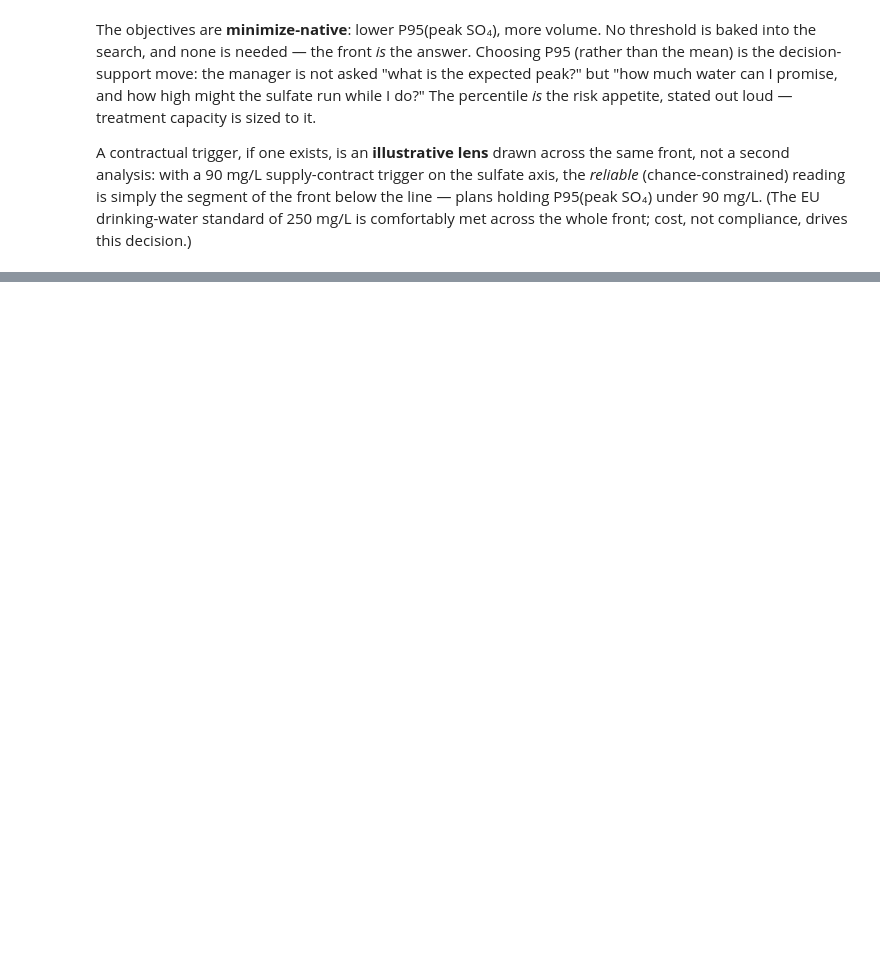
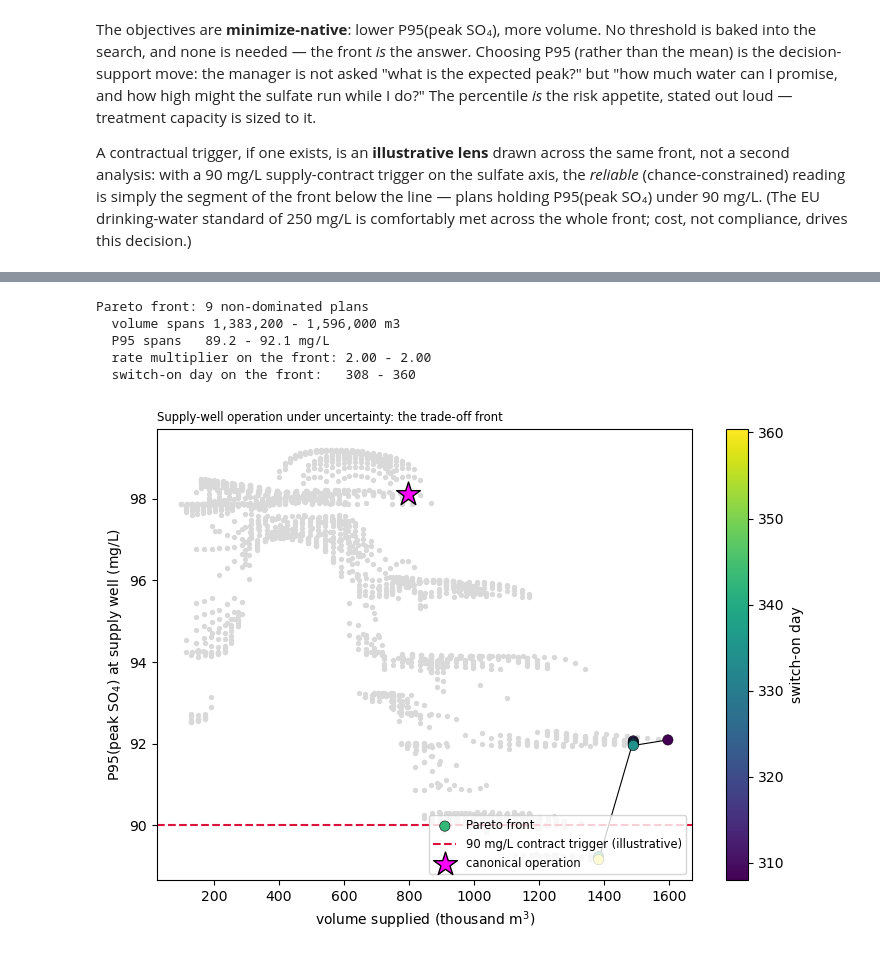
Before and after one commit to rhugman/rtm-tutorial, a Jupyter notebook: tutorials/part1_08_optimization/dizon_optimization.ipynb, the cells around one changed output, grey strips where cells are left out. Cells and saved outputs as stored; diff of their text form; code cells hidden in the pictures; blank space fills up the shorter version.

```diff
--- a/tutorials/part1_08_optimization/dizon_optimization.ipynb
+++ b/tutorials/part1_08_optimization/dizon_optimization.ipynb
@@ -337,0 +135,6 @@ And the caveat that earns its keep: the emulator can only reason about decisions
+# %%
+import json
+with open(sweep_dir / "dsivc_sweep.json") as f:
+    prov = json.load(f)
+for k in ("source_dir", "n_realisations", "thinned_to_n_obs", "cost_note", "notes"):
+    print(f"{k}: {prov[k]}")
@@ -337,0 +361,47 @@ And the caveat that earns its keep: the emulator can only reason about decisions
+# %%
+def pareto_front(volume, p95):
+    """indices of non-dominated points: maximize volume, minimize p95."""
+    order = np.argsort(-volume)        # most volume first
+    keep = []; best_p95 = np.inf
+    for i in order:
+        if p95[i] < best_p95 - 1e-9:   # strictly better on the minimized objective
+            keep.append(i); best_p95 = p95[i]
+    return sorted(keep, key=lambda i: volume[i])
+
+fi = pareto_front(grid.volume.values, grid.p95.values)
+front = grid.iloc[fi].reset_index(drop=True)
+print(f"Pareto front: {len(front)} non-dominated plans")
+print(f"  volume spans {front.volume.min():,.0f} - {front.volume.max():,.0f} m3")
+print(f"  P95 spans   {front.p95.min():.1f} - {front.p95.max():.1f} mg/L")
+print(f"  rate multiplier on the front: {front.rate.min():.2f} - {front.rate.max():.2f}")
+print(f"  switch-on day on the front:   {front.switch.min():.0f} - {front.switch.max():.0f}")
+# %% [output]
+Pareto front: 9 non-dominated plans
+  volume spans 1,383,200 - 1,596,000 m3
+  P95 spans   89.2 - 92.1 mg/L
+  rate multiplier on the front: 2.00 - 2.00
+  switch-on day on the front:   308 - 360
+# %%
+fig, ax = plt.subplots(figsize=(7.5, 5.5))
+# the full cloud of evaluated plans, faint
+ax.scatter(grid.volume / 1e3, grid.p95, c="0.85", s=8, zorder=1)
+# the front, coloured by switch-on day (the lever that actually trades off)
+sc = ax.scatter(front.volume / 1e3, front.p95, c=front.switch, cmap="viridis",
+                s=55, edgecolor="k", lw=0.4, zorder=3, label="Pareto front")
+ax.plot(front.volume / 1e3, front.p95, "k-", lw=0.8, zorder=2)
+# the 90 mg/L contractual lens
+ax.axhline(CONTRACT_TRIGGER_MGL, color="crimson", ls="--", lw=1.5, zorder=2,
+           label=f"{CONTRACT_TRIGGER_MGL:.0f} mg/L contract trigger (illustrative)")
+# canonical operation
+base_p95, _, _ = local_p95(base_rm, base_sw)
+ax.scatter([base_volume / 1e3], [base_p95], marker="*", s=320, color="fuchsia",
+           edgecolor="k", zorder=5, label="canonical operation")
+ax.set_xlabel("volume supplied (thousand m$^3$)")
+ax.set_ylabel("P95(peak SO$_4$) at supply well (mg/L)")
+ax.set_title("Supply-well operation under uncertainty: the trade-off front",
+             loc="left", fontsize="small")
+fig.colorbar(sc, ax=ax, label="switch-on day")
+ax.legend(fontsize="small", loc="lower right")
+fig.tight_layout()
+# %% [output]
+[figure, added]
```
Also changed, not shown: parts of 75 cells of this notebook, 5 other files.
